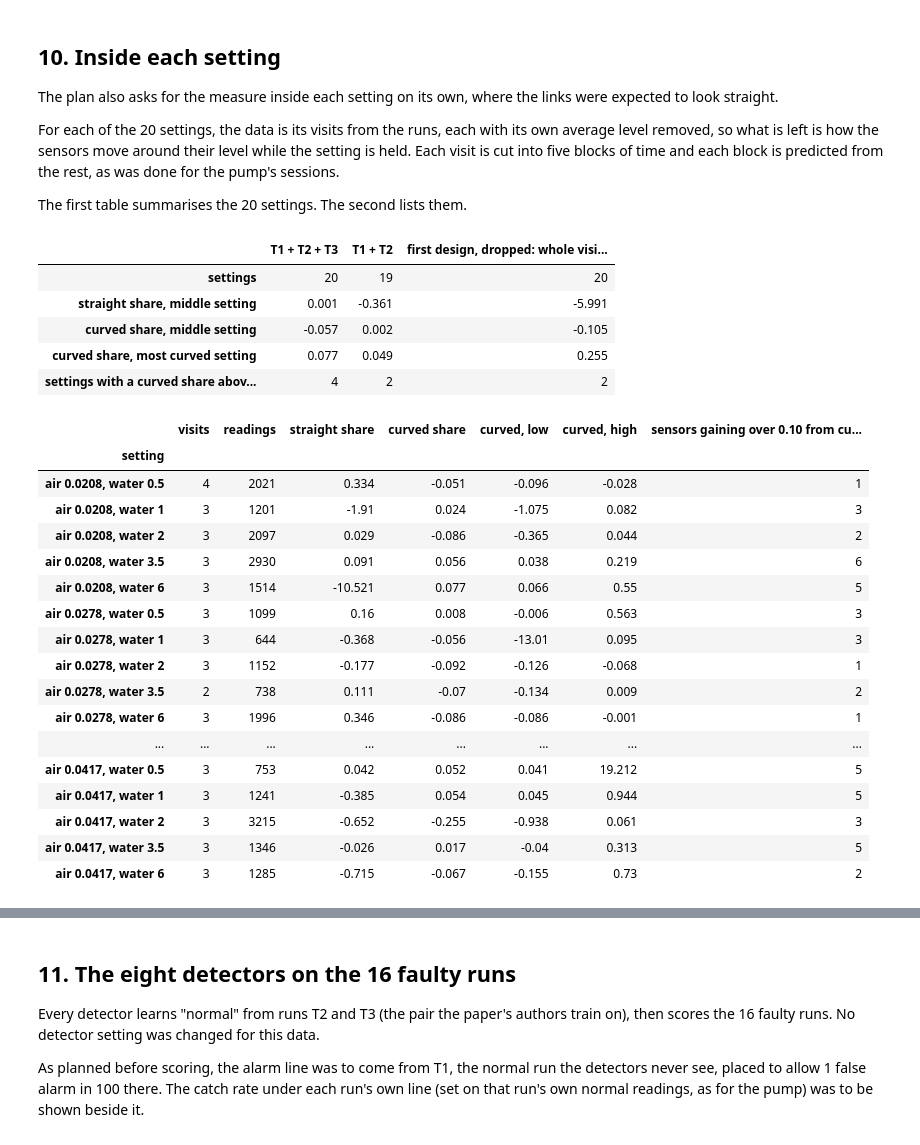
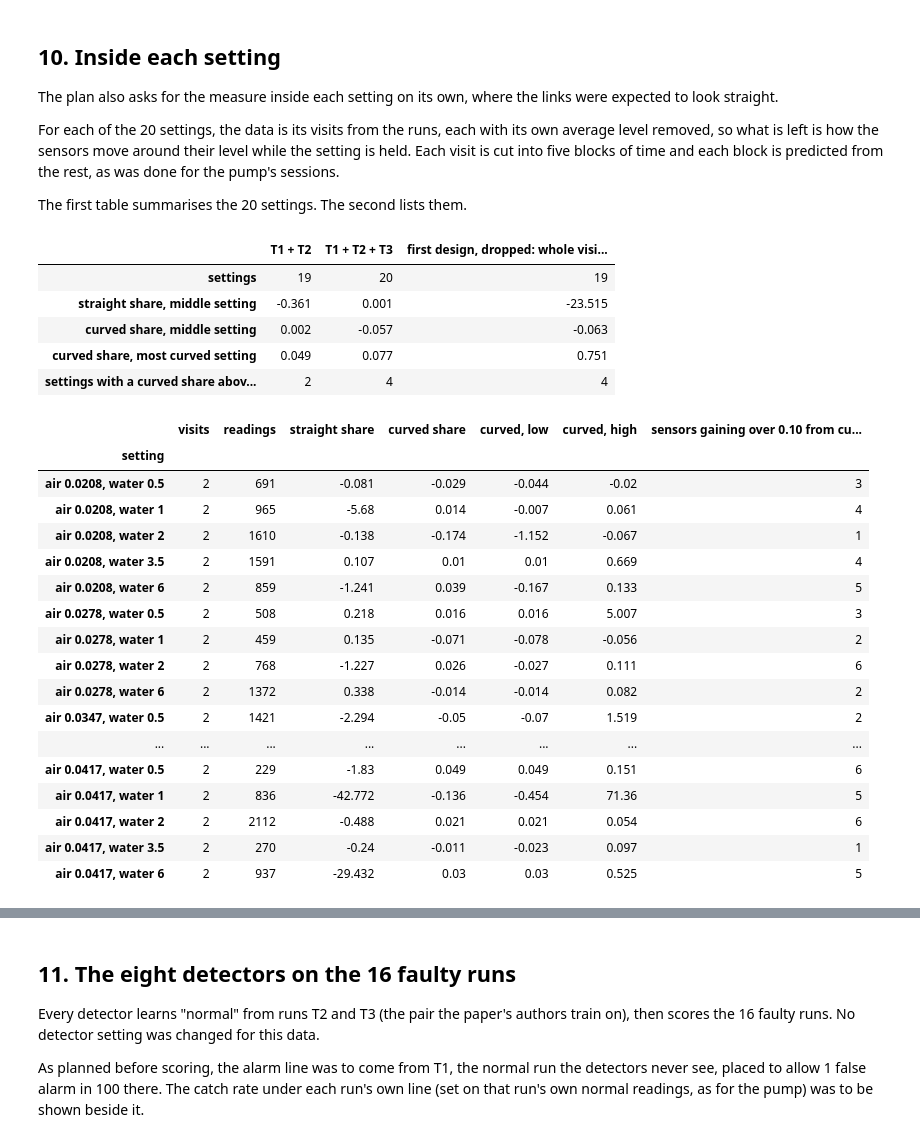
Before and after one commit to NeerajGit16/deep-learning-in-anomaly-detection, a Jupyter notebook: anomaly_lab/05_cranfield.ipynb, the cells around one changed output, grey strips where cells are left out. Cells and saved outputs as stored; diff of their text form; code cells hidden in the pictures.

```diff
--- a/anomaly_lab/05_cranfield.ipynb
+++ b/anomaly_lab/05_cranfield.ipynb
@@ -233,6 +236,6 @@ cranfield.measure_table(headline)
 # %%
-without_t3 = cranfield.measures(cranfield.WITHOUT_T3)
-cranfield.measure_table(without_t3)
+with_t3 = cranfield.measures(cranfield.WITH_T3)
+cranfield.measure_table(with_t3)
 # %% [output]
 |  | straight share | curved share | curved, low (runs) | curved, high (runs) | curved, low (visits) | ... |
 | measure |  |  |  |  |  | ... |
@@ -361,35 +373,35 @@ For each of the 20 settings, the data is its visits from the runs, each with its
 The first table summarises the 20 settings. The second lists them.
 # %%
 inside = cranfield.within_settings()
-display(pd.DataFrame({"T1 + T2 + T3": cranfield.within_summary(inside),
-                      "T1 + T2": cranfield.within_summary(cranfield.within_settings(cranfield.WITHOUT_T3)),
-                      "first design, dropped: whole visits held out (T1 + T2 + T3)":
+display(pd.DataFrame({"T1 + T2": cranfield.within_summary(inside),
+                      "T1 + T2 + T3": cranfield.within_summary(cranfield.within_settings(cranfield.WITH_T3)),
+                      "first design, dropped: whole visits held out (T1 + T2)":
                           cranfield.within_summary(cranfield.within_settings(whole_visits=True))}))
 inside
 # %% [output]
-|  | T1 + T2 + T3 | T1 + T2 | first design, dropped: whole visi... |
-| settings | 20 | 19 | 20 |
-| straight share, middle setting | 0.001 | -0.361 | -5.991 |
-| curved share, middle setting | -0.057 | 0.002 | -0.105 |
-| curved share, most curved setting | 0.077 | 0.049 | 0.255 |
-| settings with a curved share abov... | 4 | 2 | 2 |
+|  | T1 + T2 | T1 + T2 + T3 | first design, dropped: whole visi... |
+| settings | 19 | 20 | 19 |
+| straight share, middle setting | -0.361 | 0.001 | -23.515 |
+| curved share, middle setting | 0.002 | -0.057 | -0.063 |
+| curved share, most curved setting | 0.049 | 0.077 | 0.751 |
+| settings with a curved share abov... | 2 | 4 | 4 |
 |  | visits | readings | straight share | curved share | curved, low | curved, high | sensors gaining over 0.10 from cu... |
 | setting |  |  |  |  |  |  |  |
-| air 0.0208, water 0.5 | 4 | 2021 | 0.334 | -0.051 | -0.096 | -0.028 | 1 |
-| air 0.0208, water 1 | 3 | 1201 | -1.91 | 0.024 | -1.075 | 0.082 | 3 |
-| air 0.0208, water 2 | 3 | 2097 | 0.029 | -0.086 | -0.365 | 0.044 | 2 |
-| air 0.0208, water 3.5 | 3 | 2930 | 0.091 | 0.056 | 0.038 | 0.219 | 6 |
-| air 0.0208, water 6 | 3 | 1514 | -10.521 | 0.077 | 0.066 | 0.55 | 5 |
-| air 0.0278, water 0.5 | 3 | 1099 | 0.16 | 0.008 | -0.006 | 0.563 | 3 |
-| air 0.0278, water 1 | 3 | 644 | -0.368 | -0.056 | -13.01 | 0.095 | 3 |
-| air 0.0278, water 2 | 3 | 1152 | -0.177 | -0.092 | -0.126 | -0.068 | 1 |
-| air 0.0278, water 3.5 | 2 | 738 | 0.111 | -0.07 | -0.134 | 0.009 | 2 |
-| air 0.0278, water 6 | 3 | 1996 | 0.346 | -0.086 | -0.086 | -0.001 | 1 |
+| air 0.0208, water 0.5 | 2 | 691 | -0.081 | -0.029 | -0.044 | -0.02 | 3 |
+| air 0.0208, water 1 | 2 | 965 | -5.68 | 0.014 | -0.007 | 0.061 | 4 |
+| air 0.0208, water 2 | 2 | 1610 | -0.138 | -0.174 | -1.152 | -0.067 | 1 |
+| air 0.0208, water 3.5 | 2 | 1591 | 0.107 | 0.01 | 0.01 | 0.669 | 4 |
+| air 0.0208, water 6 | 2 | 859 | -1.241 | 0.039 | -0.167 | 0.133 | 5 |
+| air 0.0278, water 0.5 | 2 | 508 | 0.218 | 0.016 | 0.016 | 5.007 | 3 |
+| air 0.0278, water 1 | 2 | 459 | 0.135 | -0.071 | -0.078 | -0.056 | 2 |
+| air 0.0278, water 2 | 2 | 768 | -1.227 | 0.026 | -0.027 | 0.111 | 6 |
+| air 0.0278, water 6 | 2 | 1372 | 0.338 | -0.014 | -0.014 | 0.082 | 2 |
+| air 0.0347, water 0.5 | 2 | 1421 | -2.294 | -0.05 | -0.07 | 1.519 | 2 |
 | ... | ... | ... | ... | ... | ... | ... | ... |
-| air 0.0417, water 0.5 | 3 | 753 | 0.042 | 0.052 | 0.041 | 19.212 | 5 |
-| air 0.0417, water 1 | 3 | 1241 | -0.385 | 0.054 | 0.045 | 0.944 | 5 |
-| air 0.0417, water 2 | 3 | 3215 | -0.652 | -0.255 | -0.938 | 0.061 | 3 |
-| air 0.0417, water 3.5 | 3 | 1346 | -0.026 | 0.017 | -0.04 | 0.313 | 5 |
-| air 0.0417, water 6 | 3 | 1285 | -0.715 | -0.067 | -0.155 | 0.73 | 2 |
+| air 0.0417, water 0.5 | 2 | 229 | -1.83 | 0.049 | 0.049 | 0.151 | 6 |
+| air 0.0417, water 1 | 2 | 836 | -42.772 | -0.136 | -0.454 | 71.36 | 5 |
+| air 0.0417, water 2 | 2 | 2112 | -0.488 | 0.021 | 0.021 | 0.054 | 6 |
+| air 0.0417, water 3.5 | 2 | 270 | -0.24 | -0.011 | -0.023 | 0.097 | 1 |
+| air 0.0417, water 6 | 2 | 937 | -29.432 | 0.03 | 0.03 | 0.525 | 5 |
 # %% [markdown]
 **Reading this**
```
Also changed, not shown: parts of 21 cells of this notebook, 2 other files.
